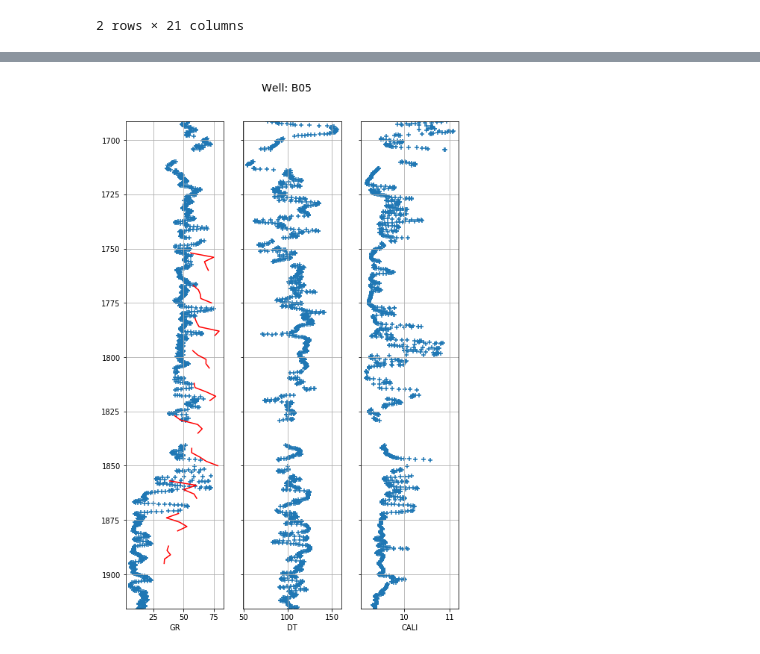
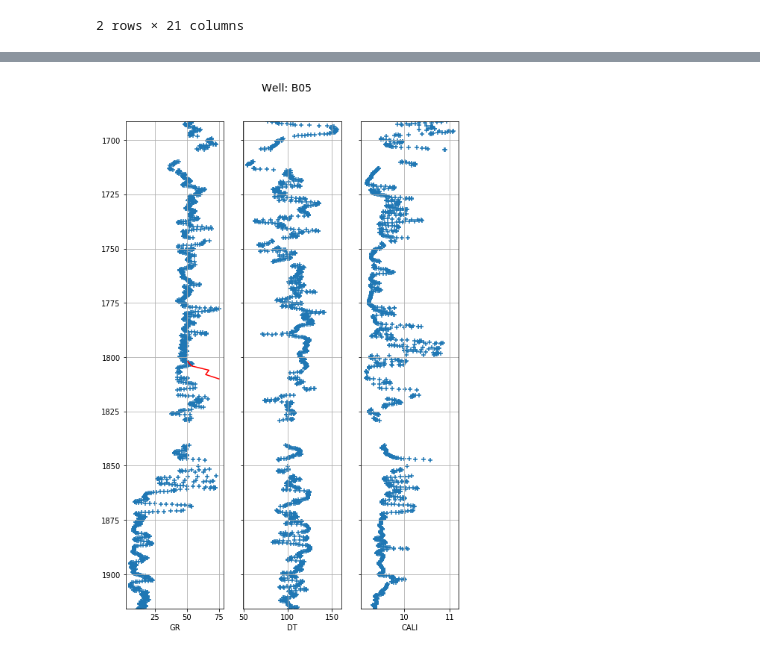
Before and after one commit to connortann/mystic-bit, a Jupyter notebook: notebooks/CT_3_log_plots.ipynb, the cells around one changed output, grey strips where cells are left out. Saved outputs shown, nothing was run; the diff lists cells and outputs as text; code cells hidden in the pictures.

```diff
--- a/notebooks/CT_3_log_plots.ipynb
+++ b/notebooks/CT_3_log_plots.ipynb
@@ -26,7 +23,7 @@ df_logs.head(2)
 | 1 | 2074.68 | 87.20 | 10.25 | 52.89 | 3.6592 | 0.1739 | 2.2895 | 110.91 | 1588.77 | 1566.77 | ... |
 2 rows × 21 columns
 # %%
-df_ml = munging.create_ml_dataframe(df_logs)
+df_ml = munging.create_ml_dataframe(df_logs, label_lags = range(30))
 df_ml.head(2)
 # %% [output]
 |  | HACKANAME | TVDSS | RES_ID | GR | GR_lag_0 | GR_lag_2 | GR_lag_4 | GR_lag_6 | GR_lag_8 | GR_lag_10 | ... |
@@ -65,6 +104,6 @@ df_pred.head()
 # %%
 well_name = 'B05'
-bit_depth = 1750
+bit_depth = 1800
 
 predictions = munging.get_log_predictions(df_pred, well_name, bit_depth)
 predictions
@@ -78,11 +141,11 @@ predictions
 # %%
 f, ax = plots.make_log_plot(df_logs, 'B05')
 
-for bit in range(1750, 1900, 15):
+for bit in [bit_depth]:
     try:
         predictions = munging.get_log_predictions(df_pred, well_name, bit)
         ax[0].plot(predictions['value'], predictions['TVDSS'], 'red')
     except AssertionError:
         pass
 # %% [output]
-[figure, old version]
+[figure, new version]
```
Also changed, not shown: parts of 12 cells of this notebook, 1 other file.
